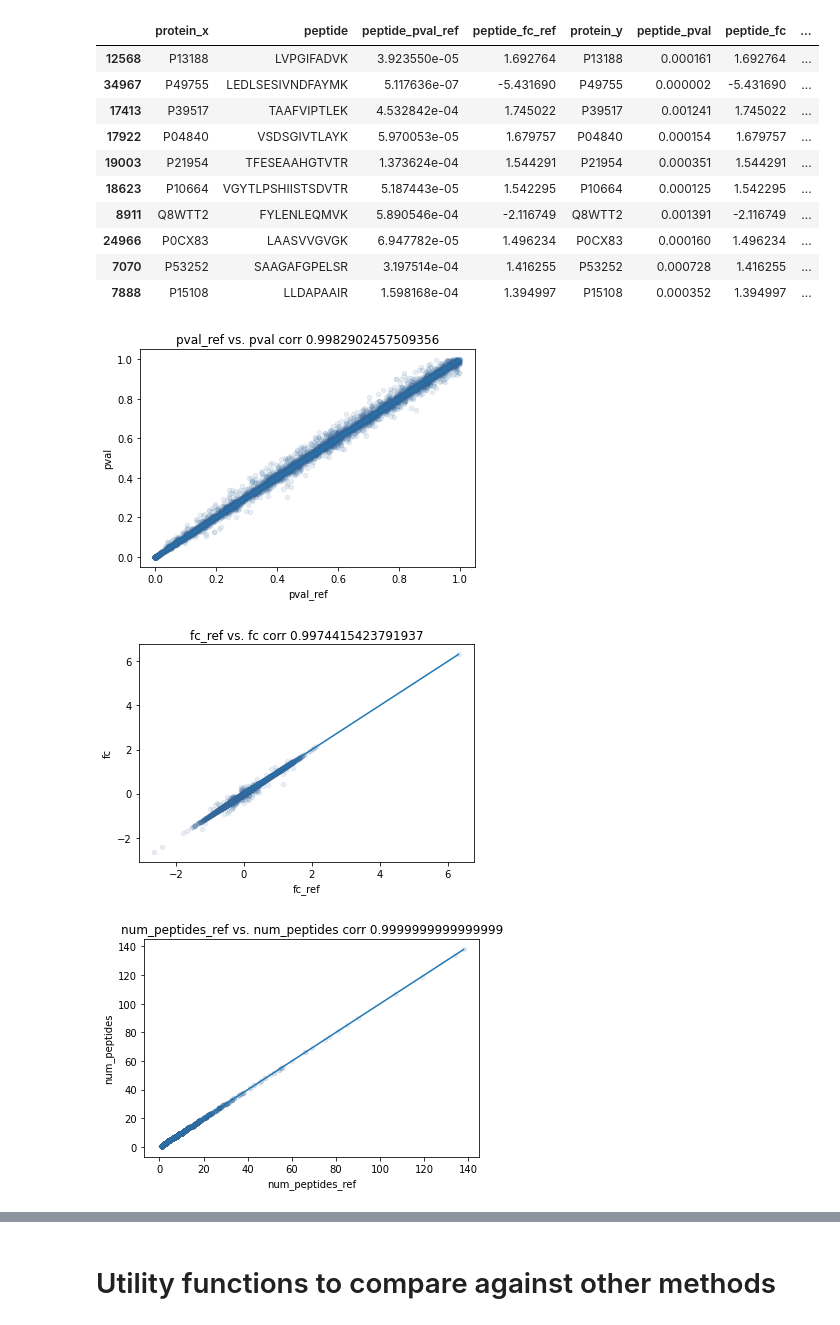
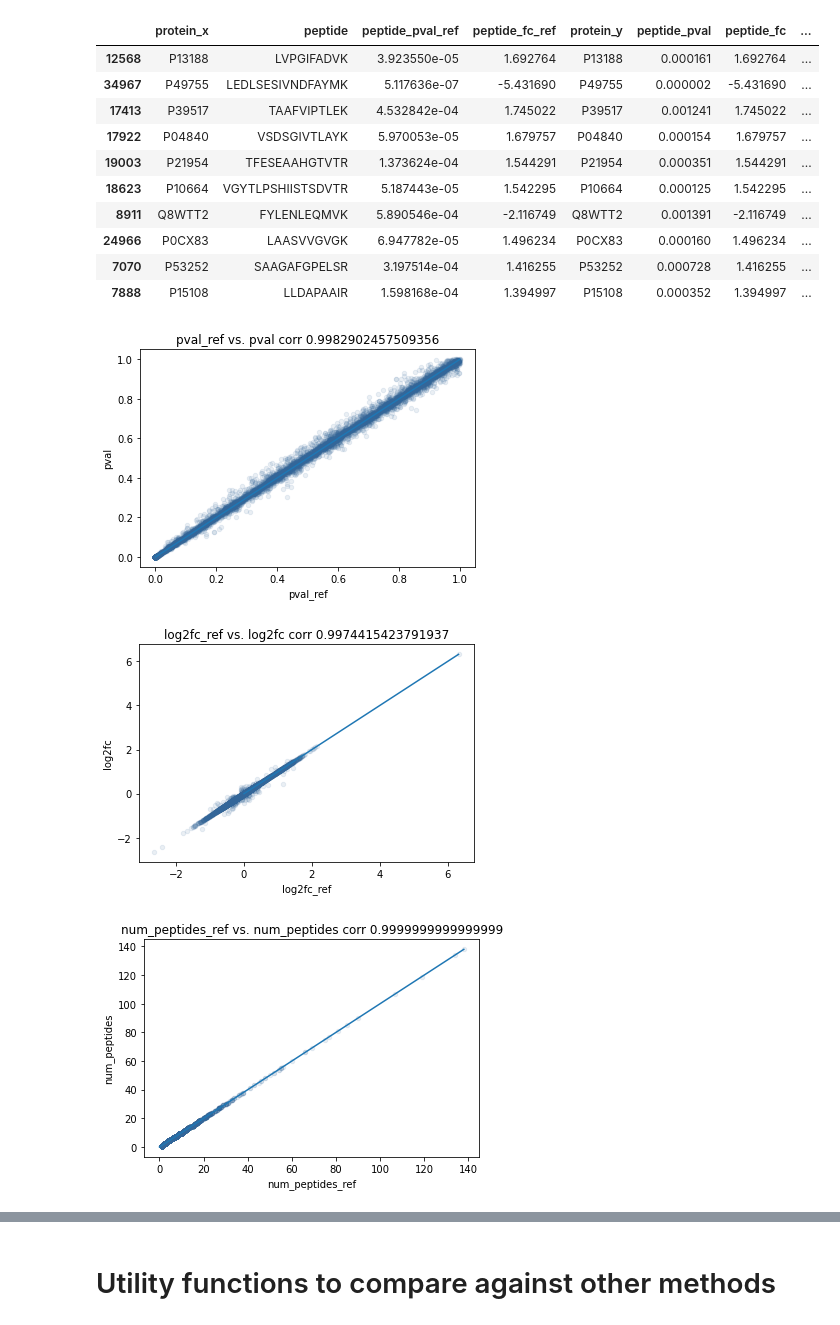
Before and after one commit to MannLabs/alphaquant, a Jupyter notebook: 11_benchmarking.ipynb, the cells around one changed output, grey strips where cells are left out. Cells and saved outputs as stored; diff of their text form; code cells hidden in the pictures.

```diff
--- a/11_benchmarking.ipynb
+++ b/11_benchmarking.ipynb
@@ -85,7 +78,7 @@ import numpy as np
 import alphaquant.visualizations as aqviz
 
 def compare_to_reference(peptide_detail_file, result_df, peptide_df, protref_file, outdir):
-    protein_ref = pd.read_csv(peptide_detail_file, sep="\t", usecols=["protein", "protein_pval", "protein_fc"]).drop_duplicates().rename(columns = {"protein_pval" : "pval_ref", "protein_fc": "fc_ref"})
+    protein_ref = pd.read_csv(peptide_detail_file, sep="\t", usecols=["protein", "protein_pval", "protein_fc"]).drop_duplicates().rename(columns = {"protein_pval" : "pval_ref", "protein_fc": "log2fc_ref"})
     peptide_ref = pd.read_csv(peptide_detail_file, sep='\t', usecols = ["peptide", "protein", "peptide_pval","peptide_fc"]).rename(columns = {"peptide_pval" :"peptide_pval_ref", "peptide_fc" : "peptide_fc_ref"})
     aqviz.compare_peptid_protein_overlaps(protein_ref, result_df, peptide_ref, peptide_df, peptide_name = "peptide")
     compare_significant_proteins(result_df, protref_file)
@@ -215,11 +192,11 @@ precision 0.005128205128205128
 # %%
 #hide
 import pandas as pd
-protein_df = pd.read_csv("./test_data/AP_protein_out.tsv", sep = "\t")
-peptide_df = pd.read_csv("./test_data/AP_peptide_out.tsv", sep = "\t")
-get_tps_fps(protein_df, "./test_data/prot2organism.tsv", 0.05, 0.3)
+protein_df = pd.read_csv("./test_data/oconnel_set/AP_protein_out.tsv", sep = "\t")
+peptide_df = pd.read_csv("./test_data/oconnel_set/AP_peptide_out.tsv", sep = "\t")
+get_tps_fps(protein_df, "./test_data/oconnel_set/prot2organism.tsv", 0.05, 0.3)
 
-compare_to_reference("./test_data/detail_pepinfos.tsv", protein_df, peptide_df, "./test_data/reference_c1_vs_c2.tsv","./test_data/outdir/")
+compare_to_reference("./test_data/oconnel_set/detail_pepinfos.tsv", protein_df, peptide_df, "./test_data/oconnel_set/reference_c1_vs_c2.tsv","./test_data/oconnel_set/outdir/")
 # %% [output]
 df size before 6261
 df size after 6166
@@ -238,18 +215,18 @@ in ref only {'P09457', 'Q06103', 'Q04178', 'P40495'}
 in AP only {'P32377', 'REV__Q8WZ42'}
 [figure]
 |  | protein_x | peptide | peptide_pval_ref | peptide_fc_ref | protein_y | peptide_pval | peptide_fc | ... |
 | 12568 | P13188 | LVPGIFADVK | 3.923550e-05 | 1.692764 | P13188 | 0.000161 | 1.692764 | ... |
 | 34967 | P49755 | LEDLSESIVNDFAYMK | 5.117636e-07 | -5.431690 | P49755 | 0.000002 | -5.431690 | ... |
 | 17413 | P39517 | TAAFVIPTLEK | 4.532842e-04 | 1.745022 | P39517 | 0.001241 | 1.745022 | ... |
 | 17922 | P04840 | VSDSGIVTLAYK | 5.970053e-05 | 1.679757 | P04840 | 0.000154 | 1.679757 | ... |
 | 19003 | P21954 | TFESEAAHGTVTR | 1.373624e-04 | 1.544291 | P21954 | 0.000351 | 1.544291 | ... |
 | 18623 | P10664 | VGYTLPSHIISTSDVTR | 5.187443e-05 | 1.542295 | P10664 | 0.000125 | 1.542295 | ... |
 | 8911 | Q8WTT2 | FYLENLEQMVK | 5.890546e-04 | -2.116749 | Q8WTT2 | 0.001391 | -2.116749 | ... |
 | 24966 | P0CX83 | LAASVVGVGK | 6.947782e-05 | 1.496234 | P0CX83 | 0.000160 | 1.496234 | ... |
 | 7070 | P53252 | SAAGAFGPELSR | 3.197514e-04 | 1.416255 | P53252 | 0.000728 | 1.416255 | ... |
 | 7888 | P15108 | LLDAPAAIR | 1.598168e-04 | 1.394997 | P15108 | 0.000352 | 1.394997 | ... |
 [figure]
-[figure, old version]
+[figure, new version]
 [figure]
 [figure]
 [figure]
```
Also changed, not shown: parts of 3 cells of this notebook, 29 other files.
